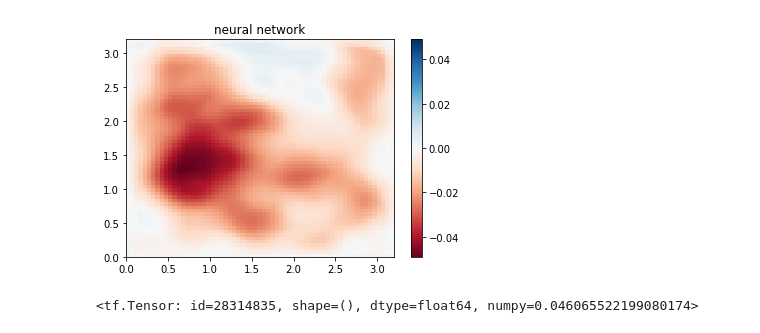
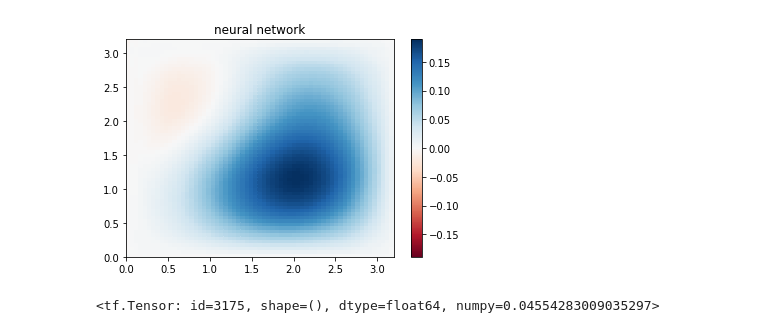
Before and after one commit to aligirayhanozbay/poisson_CNN, a Jupyter notebook: poisson_CNN.ipynb, the cells around one changed output. Saved outputs shown, nothing was run; the diff lists cells and outputs as text; code cells hidden in the pictures.

```diff
--- a/poisson_CNN.ipynb
+++ b/poisson_CNN.ipynb
@@ -51,7 +51,7 @@ for i in range(5,6):
 # %%
 shuffle_size = 100000
 batch_size = 200
-train_data = train_data.shuffle(shuffle_size).batch(batch_size)
+#train_data = train_data.shuffle(shuffle_size).batch(batch_size)
 valid_data = valid_data.shuffle(shuffle_size).batch(batch_size)
 del F, soln
 # %%
@@ -103,8 +103,8 @@ conv_5_1 = Conv2D(filters = 5, kernel_size = 3, activation = tf.nn.leaky_relu, d
 conv_6_0 = Conv2D(filters = 1, kernel_size = 3, activation='linear', data_format = 'channels_first', padding='same')(conv_5_1)#(final_activation)
 
 a = Model(input_0, conv_6_0)
-#a.load_weights(folder + '/model_stable.h5') - for [0,1] - 1.3% mae
-#a.load_weights(folder + '/model_stable_-11.h5') - 4% mae
+#a.load_weights(folder + '/model_stable.h5') - for [0,1]# - 1.3% mae
+a.load_weights(folder + '/model_stable_-11.h5')# - 4% mae
 # %%
 #how to train this - start with lr = 1e-2, switch to lr = 1e-4/1e-5 later on, keep mse component to 1e+1. use large no. of steps per epoch.
 a.compile(optimizer = tf.train.AdamOptimizer(learning_rate=1e-4), loss = Lp_integral_norm((ntest,ntest), [0,ntest*h,0,ntest*h], n_quadpts=20, quadpts_randomization=2, p=2, mse_component_weight = 1e+1), metrics = ['mse','mae'])
@@ -185,27 +183,29 @@ b.save_weights(folder + '/model_test_prelutanh_-11.h5')
 # %%
 #plotting
 #p = valid_data.make_one_shot_iterator().get_next()
+#p = [rhses,solns]
 #p_r = np.random.randint(0,batch_size)
 y, x = np.meshgrid(np.linspace(0, ntest*h, ntest), np.linspace(0, ntest*h, ntest))
-z = b.predict(tf.expand_dims(p[0][p_r,...], axis=0))[0,0,...]
+z = a.predict(tf.expand_dims(p[0][p_r,...], axis=0))[0,0,...]
 #z = p[1][p_r,0,...]
+#z = soln_chol[p_r,0,...]
 #z = generate_random_RHS(10, n_controlpts=10, n_outputpts=64)[4,:,:]
-#z = b.predict(tf.expand_dims(p[0][p_r,...], axis=0))[0,0,...] - p[1][p_r,0,...]
+#z = a.predict(tf.expand_dims(p[0][p_r,...], axis=0))[0,0,...] - p[1][p_r,0,...]
 z_min, z_max = -np.abs(z).max(), np.abs(z).max()
 fig, ax = plt.subplots()
 c = ax.pcolormesh(x, y, z, cmap='RdBu', vmin=z_min, vmax=z_max)
 ax.set_title('neural network')
 ax.axis([x.min(), x.max(), y.min(), y.max()])
 fig.colorbar(c, ax=ax)
 
 plt.show()
 # %% [output]
-[figure, old version]
+[figure, new version]
 # %%
 #mean % error
-tf.reduce_mean(tf.abs(b.predict(p[0][...]) - p[1][...]))/tf.reduce_mean(tf.abs(p[1][...]))
+tf.reduce_mean(tf.abs(a.predict(p[0][...]) - p[1][...]))/tf.reduce_mean(tf.abs(p[1][...]))
 # %% [output]
-<tf.Tensor: id=28314835, shape=(), dtype=float64, numpy=0.046065522199080174>
+<tf.Tensor: id=3175, shape=(), dtype=float64, numpy=0.04554283009035297>
 # %%
 #dummy model to test memory/compute time scaling when doing inference
 ntest2 = 160
```
Also changed, not shown: parts of 12 cells of this notebook, 2 other files.
